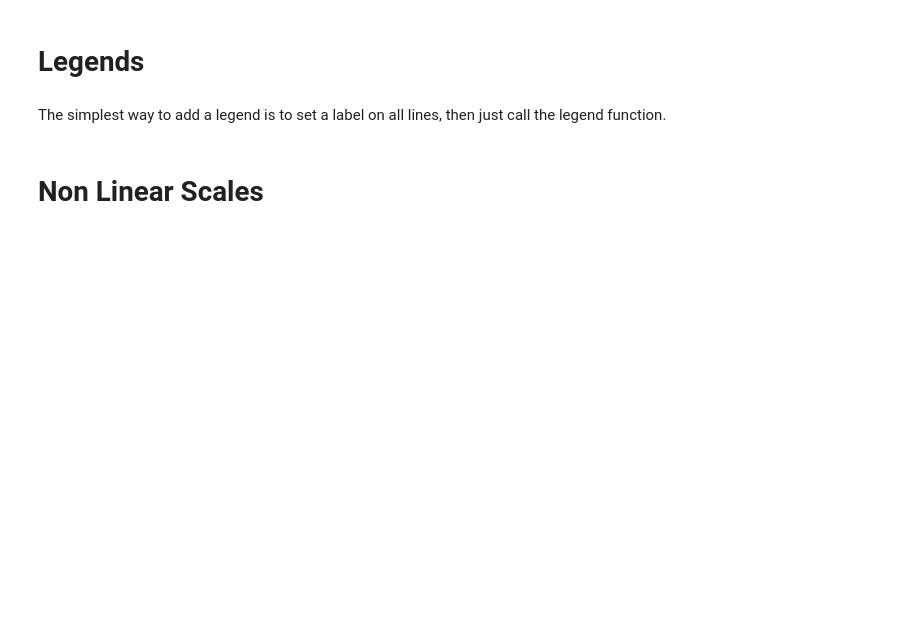
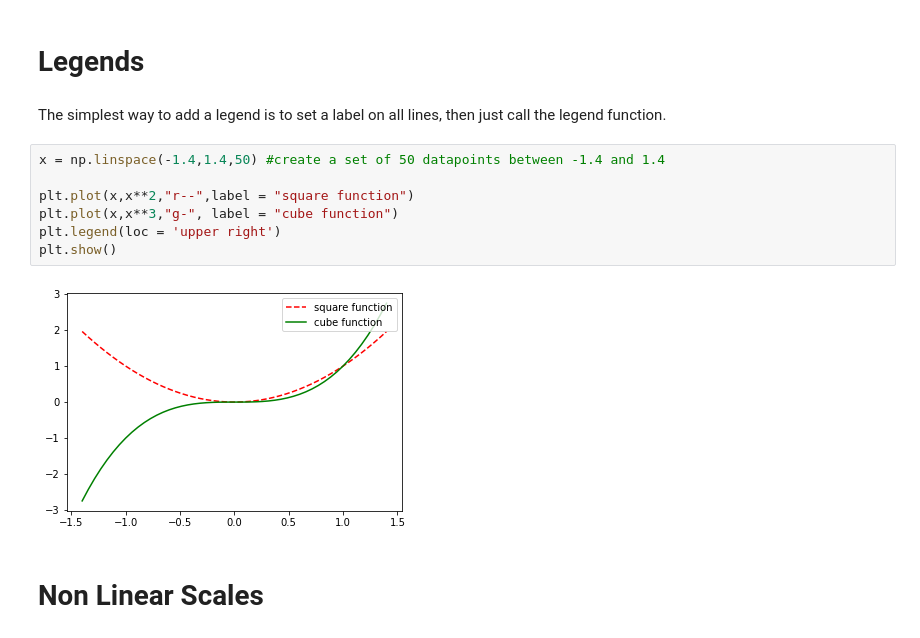
Before and after one commit to sidra718/foundations_course, a Jupyter notebook: exercises/python/python_for_calculus.ipynb, the cells around one changed output. Saved outputs shown, nothing was run; the diff lists cells and outputs as text; blank space fills up the shorter version.

```diff
--- a/exercises/python/python_for_calculus.ipynb
+++ b/exercises/python/python_for_calculus.ipynb
@@ -37,5 +83,14 @@ A figure can have more than one Axes on it.
 # Legends
 # %% [markdown]
 The simplest way to add a legend is to set a label on all lines, then just call the legend function.
+# %%
+x = np.linspace(-1.4,1.4,50) #create a set of 50 datapoints between -1.4 and 1.4
+
+plt.plot(x,x**2,"r--",label = "square function")
+plt.plot(x,x**3,"g-", label = "cube function")
+plt.legend(loc = 'upper right')
+plt.show()
+# %% [output]
+[figure, added]
 # %% [markdown]
 # Non Linear Scales
```
Also changed, not shown: parts of 27 cells of this notebook.
